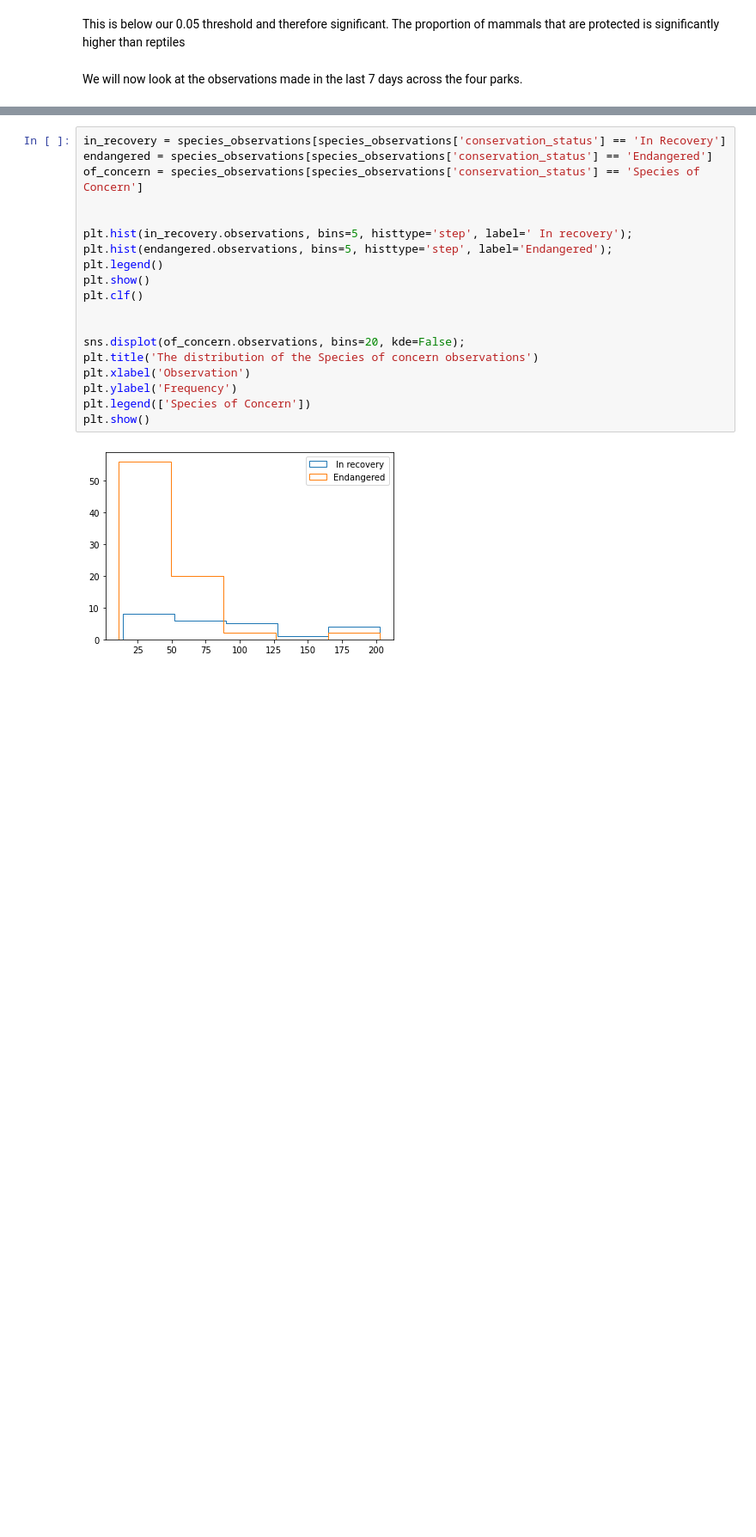
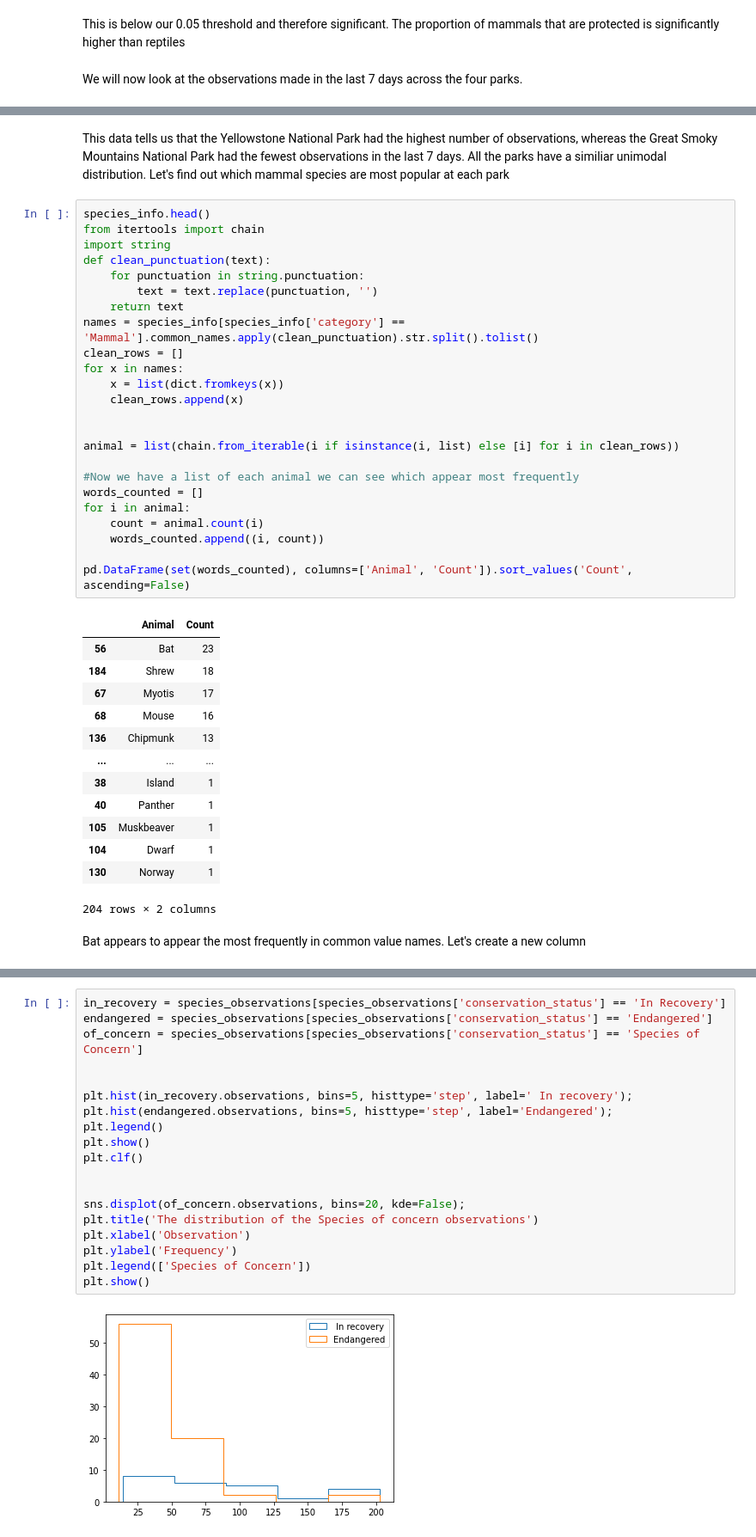
Before and after one commit to Thomsoa194/biodiversity, a Jupyter notebook: biodiversity.ipynb, the cells around one changed output, grey strips where cells are left out. Shown at 86% size. Saved outputs shown, nothing was run; the diff lists cells and outputs as text; blank space fills up the shorter version.

```diff
--- a/biodiversity.ipynb
+++ b/biodiversity.ipynb
@@ -192,0 +202,42 @@ The violinplot gives us a little bit more information that the previous boxplot
+# %% [markdown]
+This data tells us that the Yellowstone National Park had the highest number of observations, whereas the Great Smoky Mountains National Park had the fewest observations in the last 7 days. All the parks have a similiar unimodal distribution. Let's find out which mammal species are most popular at each park
+# %%
+species_info.head()
+from itertools import chain
+import string
+def clean_punctuation(text):
+    for punctuation in string.punctuation:
+        text = text.replace(punctuation, '')
+    return text
+names = species_info[species_info['category'] == 'Mammal'].common_names.apply(clean_punctuation).str.split().tolist()
+clean_rows = []
+for x in names:
+    x = list(dict.fromkeys(x))
+    clean_rows.append(x)
+
+
+animal = list(chain.from_iterable(i if isinstance(i, list) else [i] for i in clean_rows))
+
+#Now we have a list of each animal we can see which appear most frequently
+words_counted = []
+for i in animal:
+    count = animal.count(i)
+    words_counted.append((i, count))
+
+pd.DataFrame(set(words_counted), columns=['Animal', 'Count']).sort_values('Count', ascending=False)
+# %% [output]
+|  | Animal | Count |
+| 56 | Bat | 23 |
+| 184 | Shrew | 18 |
+| 67 | Myotis | 17 |
+| 68 | Mouse | 16 |
+| 136 | Chipmunk | 13 |
+| ... | ... | ... |
+| 38 | Island | 1 |
+| 40 | Panther | 1 |
+| 105 | Muskbeaver | 1 |
+| 104 | Dwarf | 1 |
+| 130 | Norway | 1 |
+204 rows × 2 columns
+# %% [markdown]
+Bat appears to appear the most frequently in common value names. Let's create a new column
```
Also changed, not shown: parts of 8 cells of this notebook.
